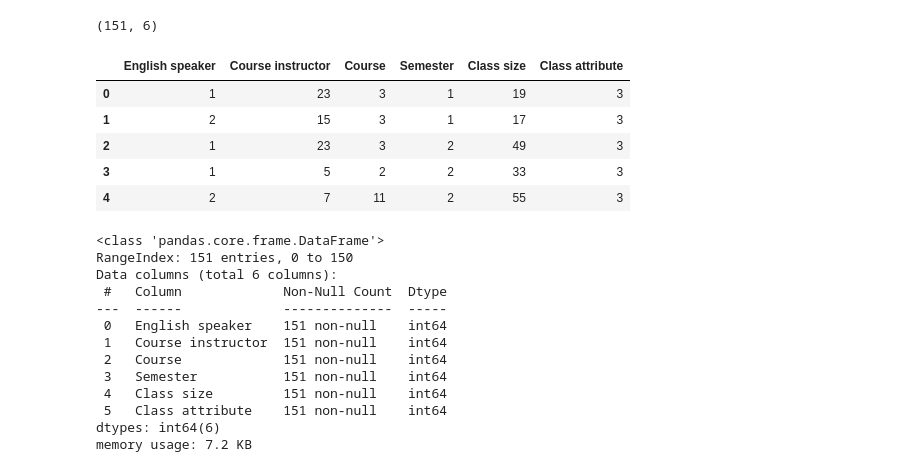
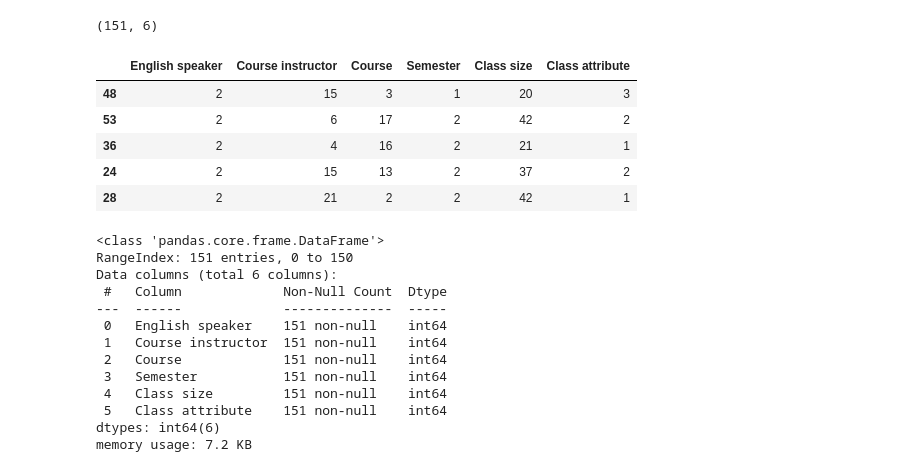
Before and after one commit to shivamurkude/Samviddhi-Assingments, a Jupyter notebook: Assingment 1/Assingment 1.ipynb, the cells around one changed output. Saved outputs shown, nothing was run; the diff lists cells and outputs as text; code cells hidden in the pictures.

```diff
--- a/Assingment 1/Assingment 1.ipynb
+++ b/Assingment 1/Assingment 1.ipynb
@@ -21,14 +24,14 @@ df.shape
 # %% [output]
 (151, 6)
 # %%
-df.head()
+df.sample(5)
 # %% [output]
 |  | English speaker | Course instructor | Course | Semester | Class size | Class attribute |
-| 0 | 1 | 23 | 3 | 1 | 19 | 3 |
-| 1 | 2 | 15 | 3 | 1 | 17 | 3 |
-| 2 | 1 | 23 | 3 | 2 | 49 | 3 |
-| 3 | 1 | 5 | 2 | 2 | 33 | 3 |
-| 4 | 2 | 7 | 11 | 2 | 55 | 3 |
+| 48 | 2 | 15 | 3 | 1 | 20 | 3 |
+| 53 | 2 | 6 | 17 | 2 | 42 | 2 |
+| 36 | 2 | 4 | 16 | 2 | 21 | 1 |
+| 24 | 2 | 15 | 13 | 2 | 37 | 2 |
+| 28 | 2 | 21 | 2 | 2 | 42 | 1 |
 # %%
 df.info()
 # %% [output]
```
Also changed, not shown: parts of 13 cells of this notebook.
